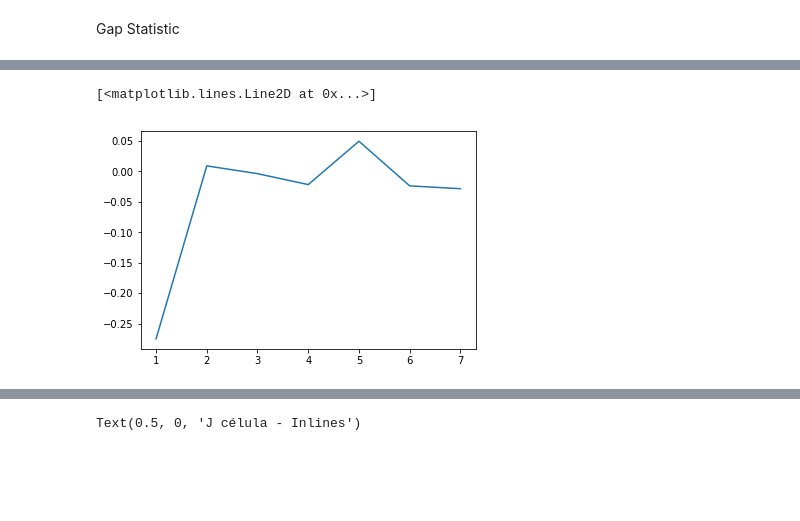
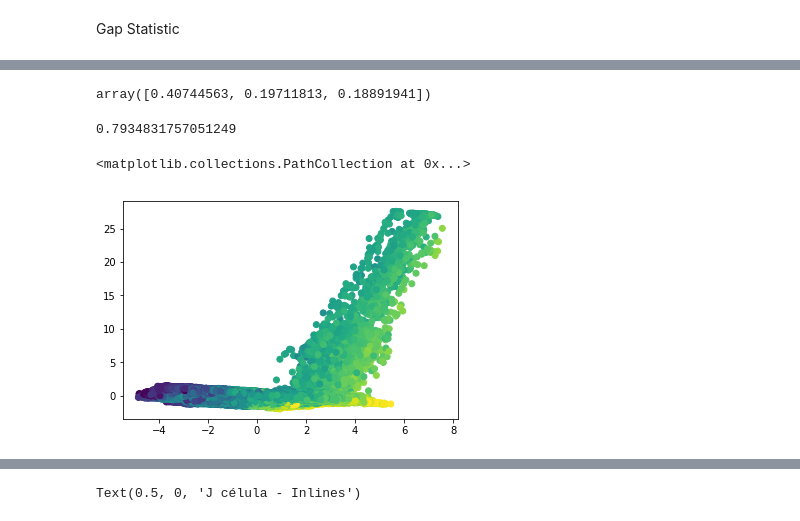
Before and after one commit to jralha/campob, a Jupyter notebook: kmeans.ipynb, the cells around one changed output, grey strips where cells are left out. Saved outputs shown, nothing was run; the diff lists cells and outputs as text; code cells hidden in the pictures; blank space fills up the shorter version.

```diff
--- a/kmeans.ipynb
+++ b/kmeans.ipynb
@@ -88,5 +26,0 @@ plt.plot(range(1,8),g0[:-2])
-# %%
-plt.plot(range(1,8),g1[:-2])
-# %% [output]
-[<matplotlib.lines.Line2D at 0x...>]
-[figure, removed]
@@ -95,0 +30,14 @@ nk1=g1.index(np.max(g1[:-2]))+1
+# %%
+pca.explained_variance_ratio_
+# %% [output]
+array([0.40744563, 0.19711813, 0.18891941])
+# %%
+np.sum(pca.explained_variance_ratio_)
+# %% [output]
+0.7934831757051249
+# %%
+#plt.scatter(pca0.T[0],pca0.T[1])
+plt.scatter(pca0.T[0],pca0.T[1],c=res['phie'])
+# %% [output]
+<matplotlib.collections.PathCollection at 0x...>
+[figure, added]
```
Also changed, not shown: parts of 17 cells of this notebook.
